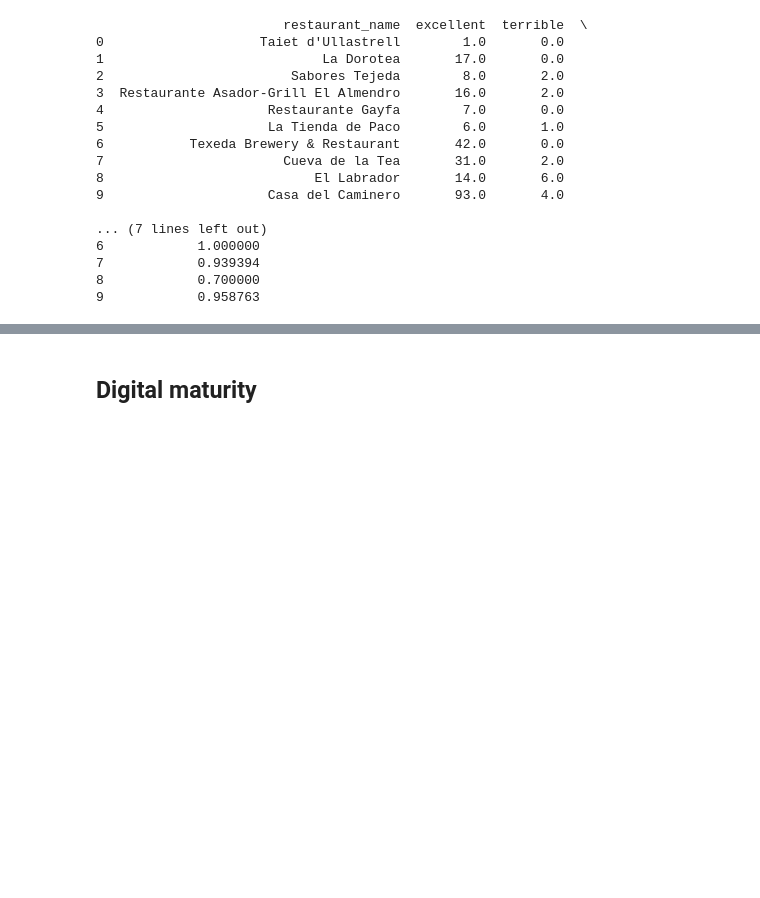
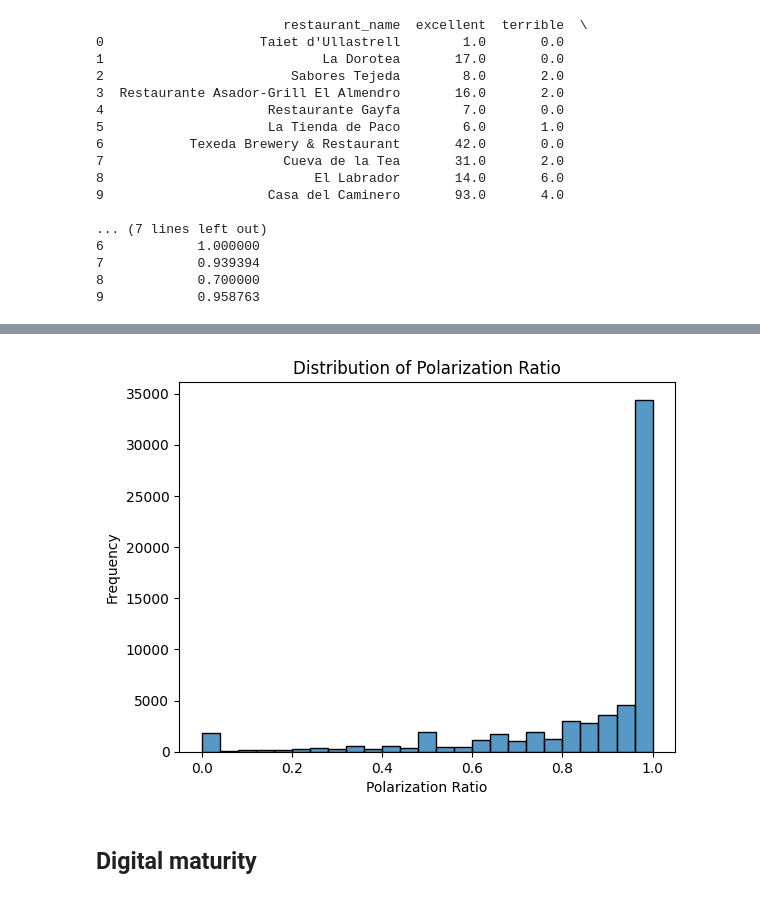
Before and after one commit to AlexMateu21/Final-Project, a Jupyter notebook: notebooks/EDA.ipynb, the cells around one changed output, grey strips where cells are left out. Drawn from its saved outputs; the diff is of its cells as text; code cells hidden in the pictures; blank space fills up the shorter version.

```diff
--- a/notebooks/EDA.ipynb
+++ b/notebooks/EDA.ipynb
@@ -675,3 +694,12 @@ It makes sense when it comes to a restaurant, it is either good or bad, there ar
+# %%
+# Let's also check the distribution of the polarization ratio to see if it makes sense
+sns.histplot(df_final["polarization_ratio"].dropna(), bins=25)
+plt.title("Distribution of Polarization Ratio")
+plt.xlabel("Polarization Ratio")
+plt.ylabel("Frequency")
+plt.show()
+# %% [output]
+[figure, added]
 # %% [markdown]
 ## Digital maturity
 # %% [markdown]
```
Also changed, not shown: parts of 54 cells of this notebook.
